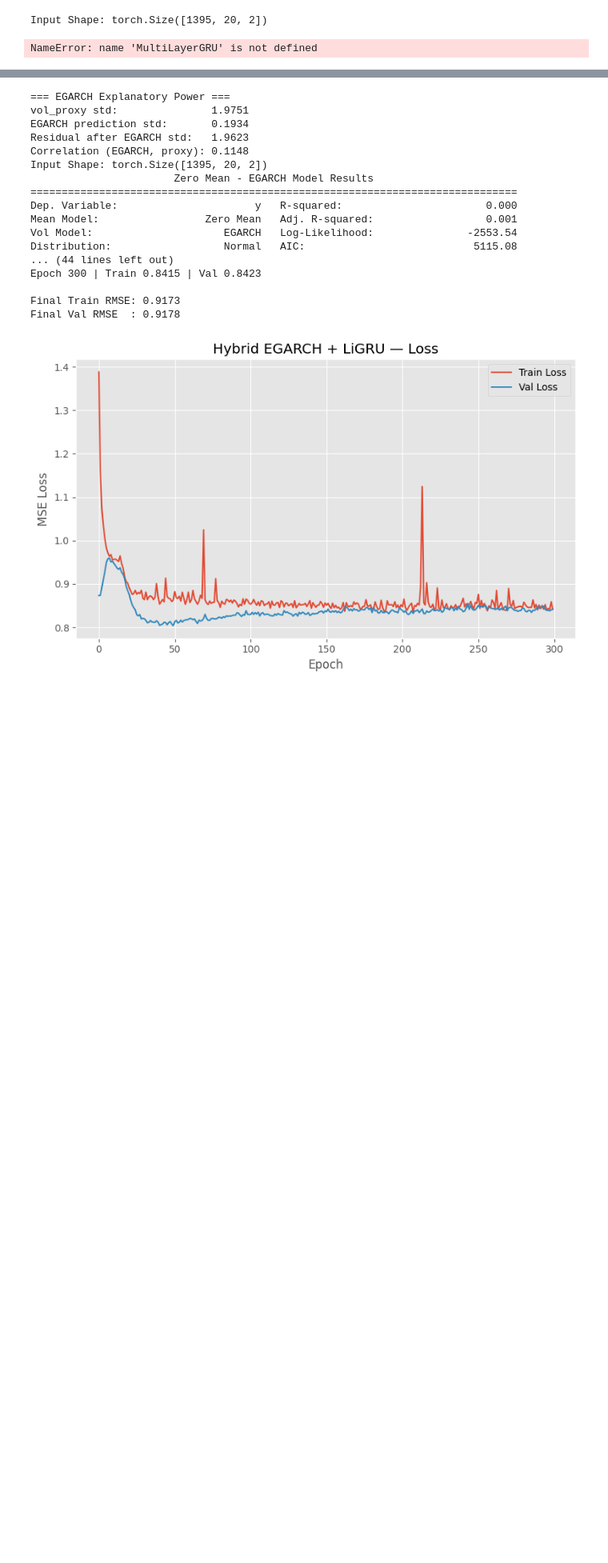
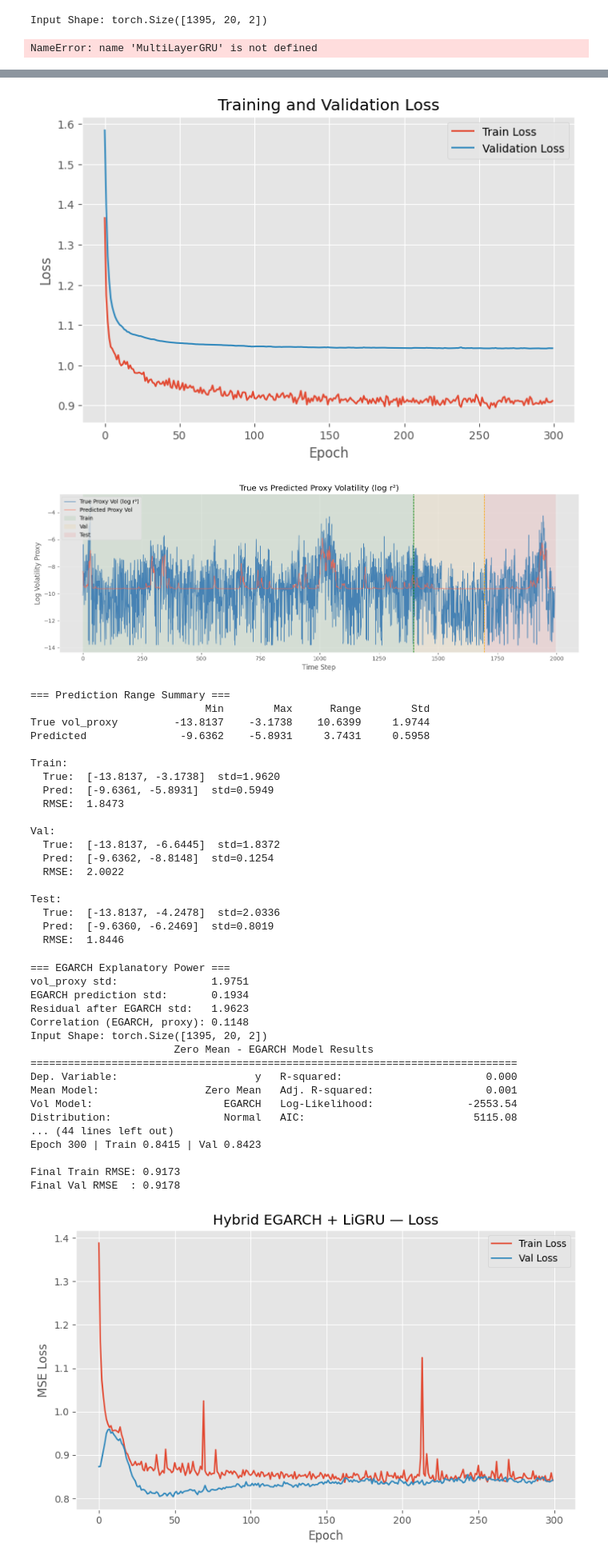
Before and after one commit to hup27/Polygence-Project-Hybrid-EGARCH-LUGRU, a Jupyter notebook: Polygence Project - Hybrid EGARCH-LIGRU.ipynb, the cells around one changed output, grey strips where cells are left out. Shown at 80% size. Saved outputs shown, nothing was run; the diff lists cells and outputs as text; code cells hidden in the pictures; blank space fills up the shorter version.

```diff
--- a/Polygence Project - Hybrid EGARCH-LIGRU.ipynb
+++ b/Polygence Project - Hybrid EGARCH-LIGRU.ipynb
@@ -819,7 +819,7 @@ train_split = int(len(returns) * 0.70)
 from sklearn.preprocessing import RobustScaler
 scaler_ret = RobustScaler()
 scaler_vol = RobustScaler()
-scaler_target = RobustScaler()
+scaler_target = StandardScaler()
 
 # Fit scalers on training part
 scaler_ret.fit(returns[:train_split].reshape(-1, 1))
@@ -1031,3 +1047,24 @@ NameError: name 'mle' is not defined
+[figure, added]
+[figure, added]
+=== Prediction Range Summary ===
+                            Min        Max      Range        Std
+True vol_proxy         -13.8137    -3.1738    10.6399     1.9744
+Predicted               -9.6362    -5.8931     3.7431     0.5958
+
+Train:
+  True:  [-13.8137, -3.1738]  std=1.9620
+  Pred:  [-9.6361, -5.8931]  std=0.5949
+  RMSE:  1.8473
+
+Val:
+  True:  [-13.8137, -6.6445]  std=1.8372
+  Pred:  [-9.6362, -8.8148]  std=0.1254
+  RMSE:  2.0022
+
+Test:
+  True:  [-13.8137, -4.2478]  std=2.0336
+  Pred:  [-9.6360, -6.2469]  std=0.8019
+  RMSE:  1.8446
 # %%
 "Experiment code using pytorch api"
 import numpy as np
```
Also changed, not shown: parts of 1 cell of this notebook.
